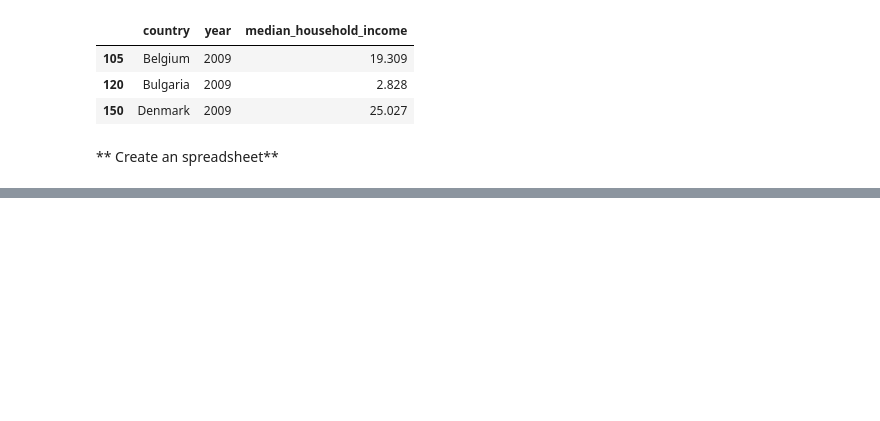
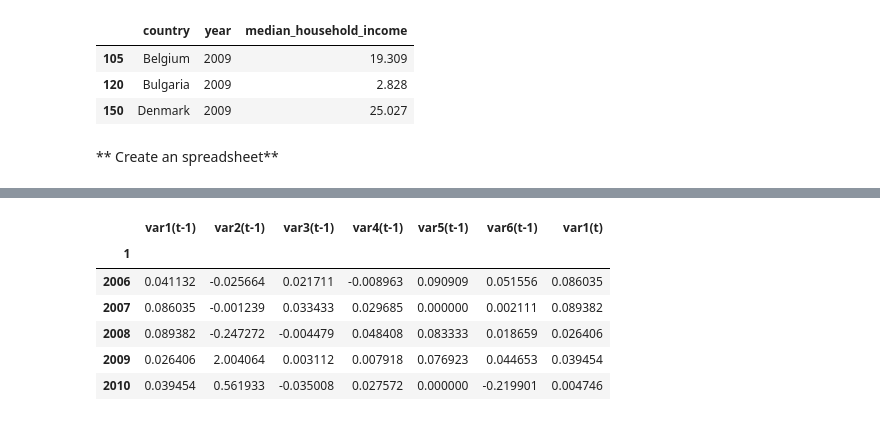
Before and after one commit to Eslsamu/energy-data-analysis, a Jupyter notebook: data_transformation.ipynb, the cells around one changed output, grey strips where cells are left out. Cells and saved outputs as stored; diff of their text form; code cells hidden in the pictures; blank space fills up the shorter version.

```diff
--- a/data_transformation.ipynb
+++ b/data_transformation.ipynb
@@ -380,0 +364,37 @@ cs
+# %%
+#https://machinelearningmastery.com/convert-time-series-supervised-learning-problem-python/
+def series_to_supervised(data, n_in=1, n_out=1, dropnan=True):
+    n_vars = len(data.columns)
+    cols, names = list(), list()
+    # input sequence (t-n, ... t-1)
+    for i in range(n_in, 0, -1):
+        cols.append(data.shift(i))
+        names += [('var%d(t-%d)' % (j+1, i)) for j in range(n_vars)]
+    # forecast sequence (t, t+1, ... t+n)
+    for i in range(0, n_out):
+        cols.append(data.shift(-i))
+        if i == 0:
+            names += [('var%d(t)' % (j+1)) for j in range(n_vars)]
+        else:
+            names += [('var%d(t+%d)' % (j+1, i)) for j in range(n_vars)]
+    # put it all together
+    agg = pd.concat(cols, axis=1)
+    agg.columns = names
+    # drop rows with NaN values
+    if dropnan:
+        agg =  agg.replace([np.inf, -np.inf], np.nan)
+        agg.dropna(inplace=True)
+    return agg
+
+data = series_to_supervised(cs_austria, 1 , 1)
+#drop columns we don't want to predict
+data.drop(data.columns[[7,8,9,10,11]], axis=1, inplace = True)
+data.head()
+# %% [output]
+|  | var1(t-1) | var2(t-1) | var3(t-1) | var4(t-1) | var5(t-1) | var6(t-1) | var1(t) |
+| 1 |  |  |  |  |  |  |  |
+| 2006 | 0.041132 | -0.025664 | 0.021711 | -0.008963 | 0.090909 | 0.051556 | 0.086035 |
+| 2007 | 0.086035 | -0.001239 | 0.033433 | 0.029685 | 0.000000 | 0.002111 | 0.089382 |
+| 2008 | 0.089382 | -0.247272 | -0.004479 | 0.048408 | 0.083333 | 0.018659 | 0.026406 |
+| 2009 | 0.026406 | 2.004064 | 0.003112 | 0.007918 | 0.076923 | 0.044653 | 0.039454 |
+| 2010 | 0.039454 | 0.561933 | -0.035008 | 0.027572 | 0.000000 | -0.219901 | 0.004746 |
```
Also changed, not shown: parts of 8 cells of this notebook, 1 other file.
